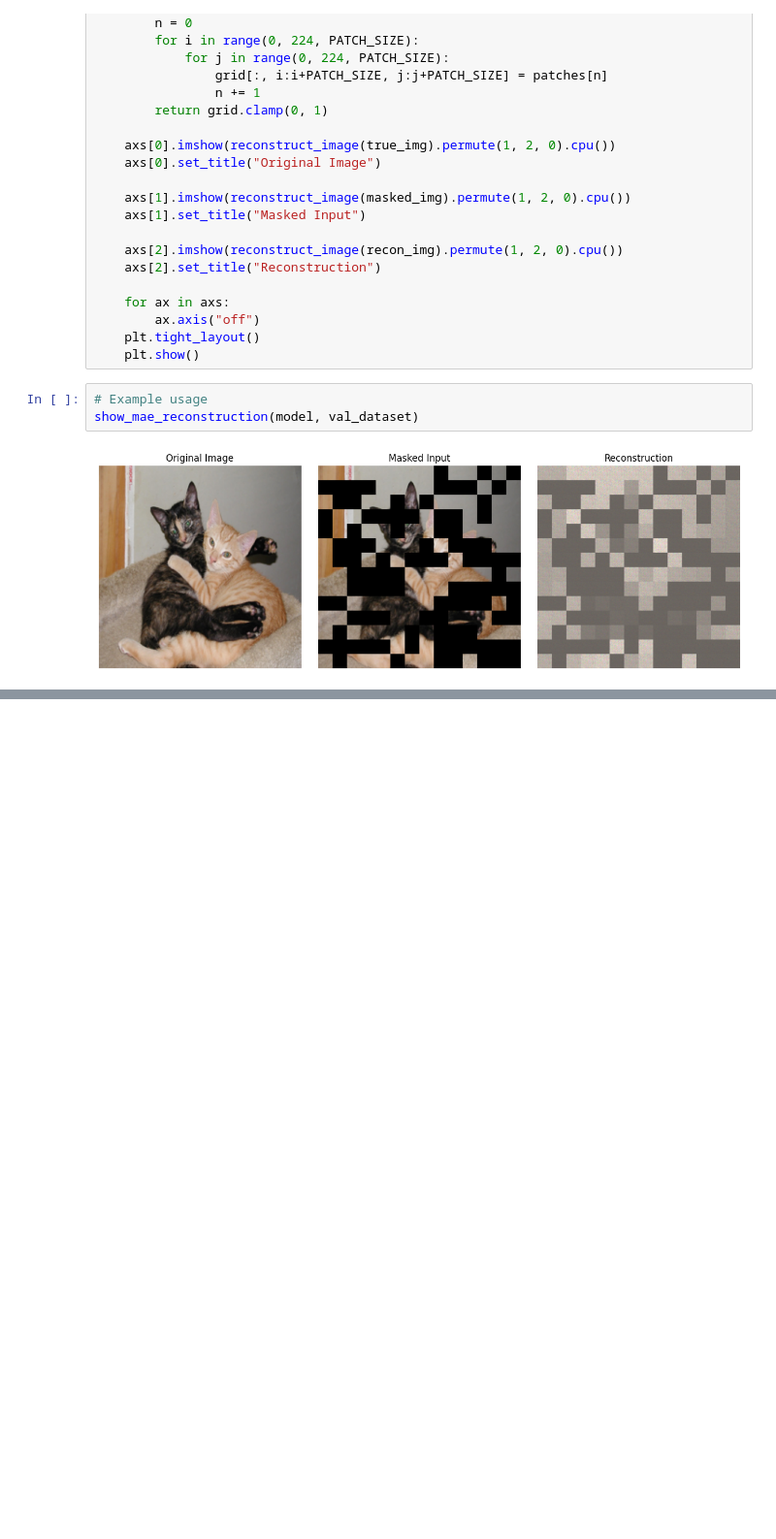
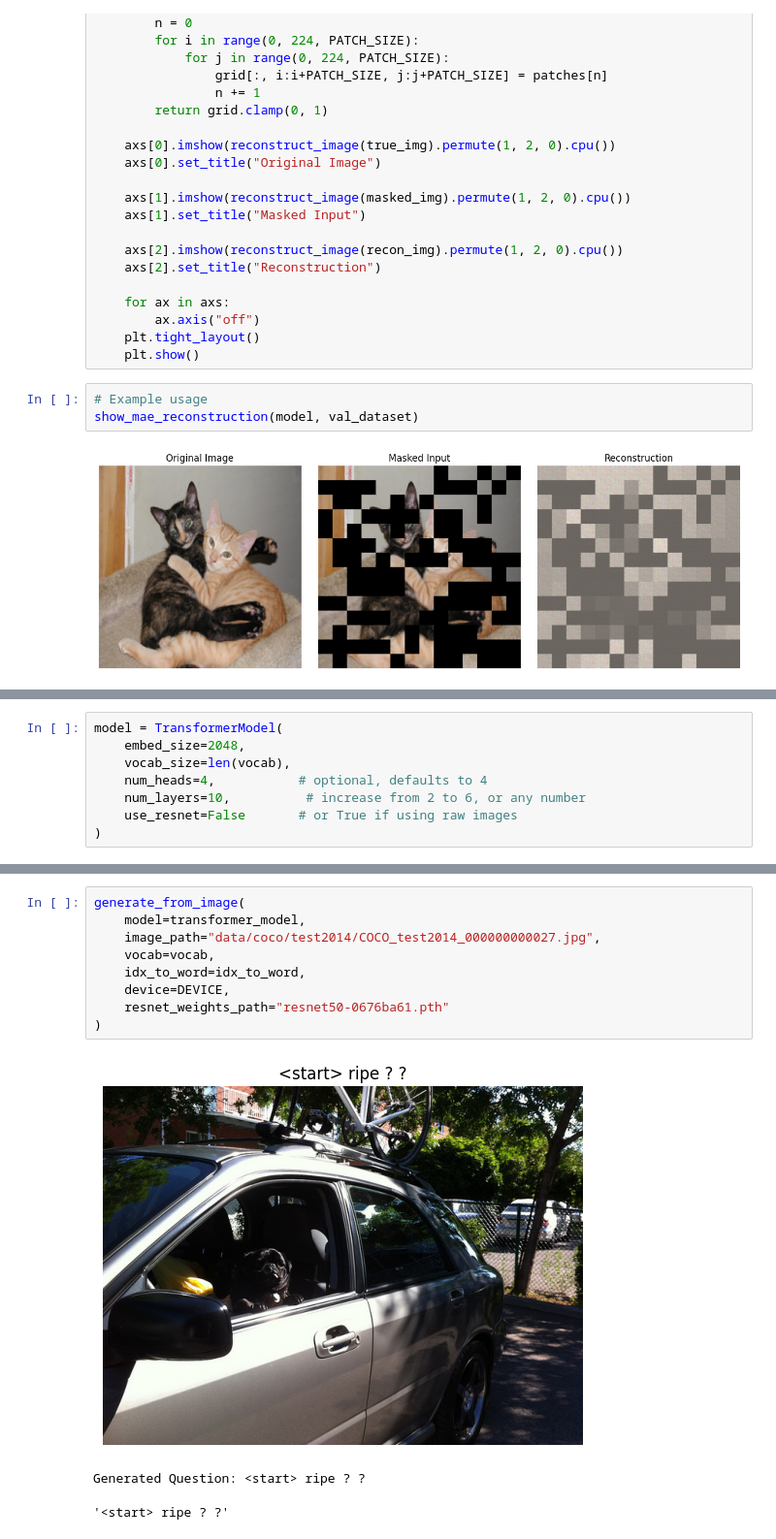
Before and after one commit to JayFernandez42/CS4782-FinalProj, a Jupyter notebook: ImageToQuestion.ipynb, the cells around one changed output, grey strips where cells are left out. Shown at 97% size. Cells and saved outputs as stored; diff of their text form; blank space fills up the shorter version.

```diff
--- a/ImageToQuestion.ipynb
+++ b/ImageToQuestion.ipynb
@@ -632,0 +1293,8 @@ show_mae_reconstruction(model, val_dataset)
+# %%
+model = TransformerModel(
+    embed_size=2048,
+    vocab_size=len(vocab),
+    num_heads=4,           # optional, defaults to 4
+    num_layers=10,          # increase from 2 to 6, or any number
+    use_resnet=False       # or True if using raw images
+)
@@ -632,0 +1370,13 @@ show_mae_reconstruction(model, val_dataset)
+# %%
+generate_from_image(
+    model=transformer_model,
+    image_path="data/coco/test2014/COCO_test2014_000000000027.jpg",
+    vocab=vocab,
+    idx_to_word=idx_to_word,
+    device=DEVICE,
+    resnet_weights_path="resnet50-0676ba61.pth"
+)
+# %% [output]
+[figure, added]
+Generated Question: <start> ripe ? ?
+'<start> ripe ? ?'
```
Also changed, not shown: parts of 40 cells of this notebook, 49 other files.
